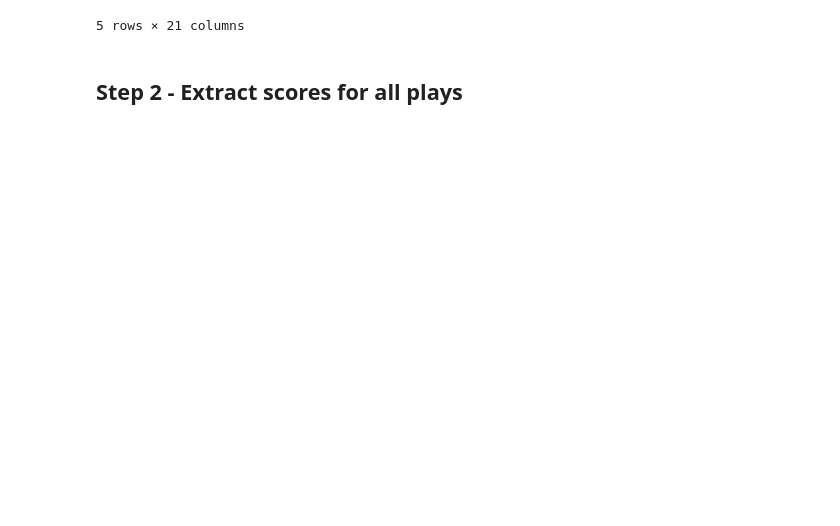
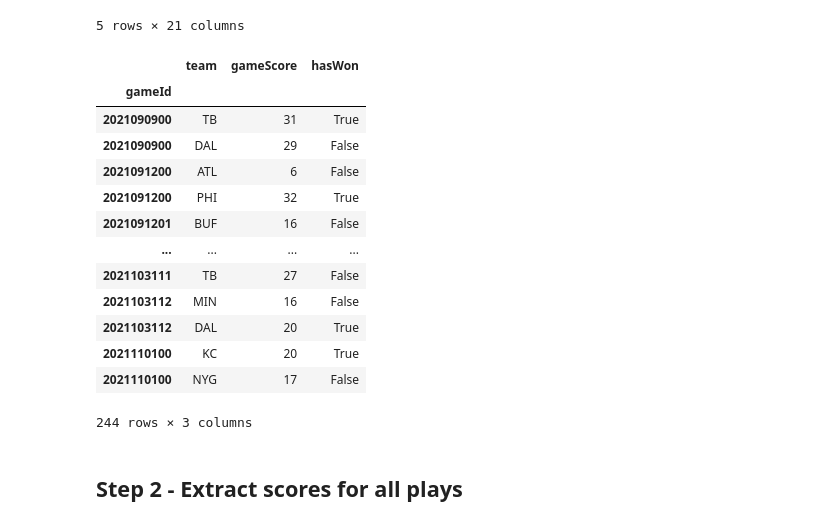
Before and after one commit to mcachosoblechero/MagicNFL, a Jupyter notebook: exploration/pipeline_prototype.ipynb, the cells around one changed output. Saved outputs shown, nothing was run; the diff lists cells and outputs as text; code cells hidden in the pictures; blank space fills up the shorter version.

```diff
--- a/exploration/pipeline_prototype.ipynb
+++ b/exploration/pipeline_prototype.ipynb
@@ -187,0 +188,22 @@ play_features.to_csv(f"{preprocessing_path}/play_features.csv")
+# %%
+# Load information regarding games
+games_data = pd.read_csv(os.path.join(input_path, 'games_enhanced.csv'))
+
+# Performing all feature extractions - Game Features
+games_features = extract_game_features(games_data)
+games_features
+# %% [output]
+|  | team | gameScore | hasWon |
+| gameId |  |  |  |
+| 2021090900 | TB | 31 | True |
+| 2021090900 | DAL | 29 | False |
+| 2021091200 | ATL | 6 | False |
+| 2021091200 | PHI | 32 | True |
+| 2021091201 | BUF | 16 | False |
+| ... | ... | ... | ... |
+| 2021103111 | TB | 27 | False |
+| 2021103112 | MIN | 16 | False |
+| 2021103112 | DAL | 20 | True |
+| 2021110100 | KC | 20 | True |
+| 2021110100 | NYG | 17 | False |
+244 rows × 3 columns
```
Also changed, not shown: parts of 14 cells of this notebook.
